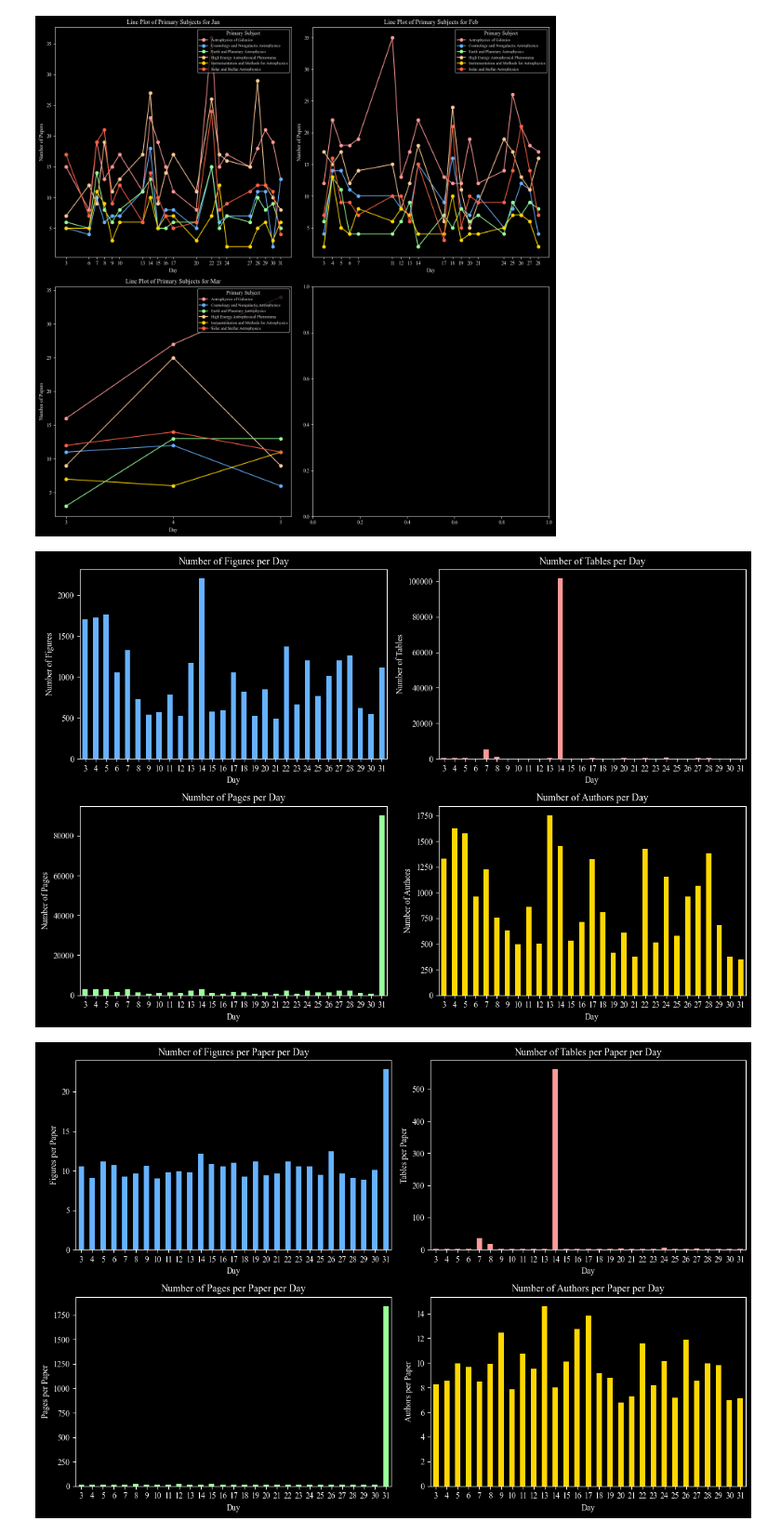
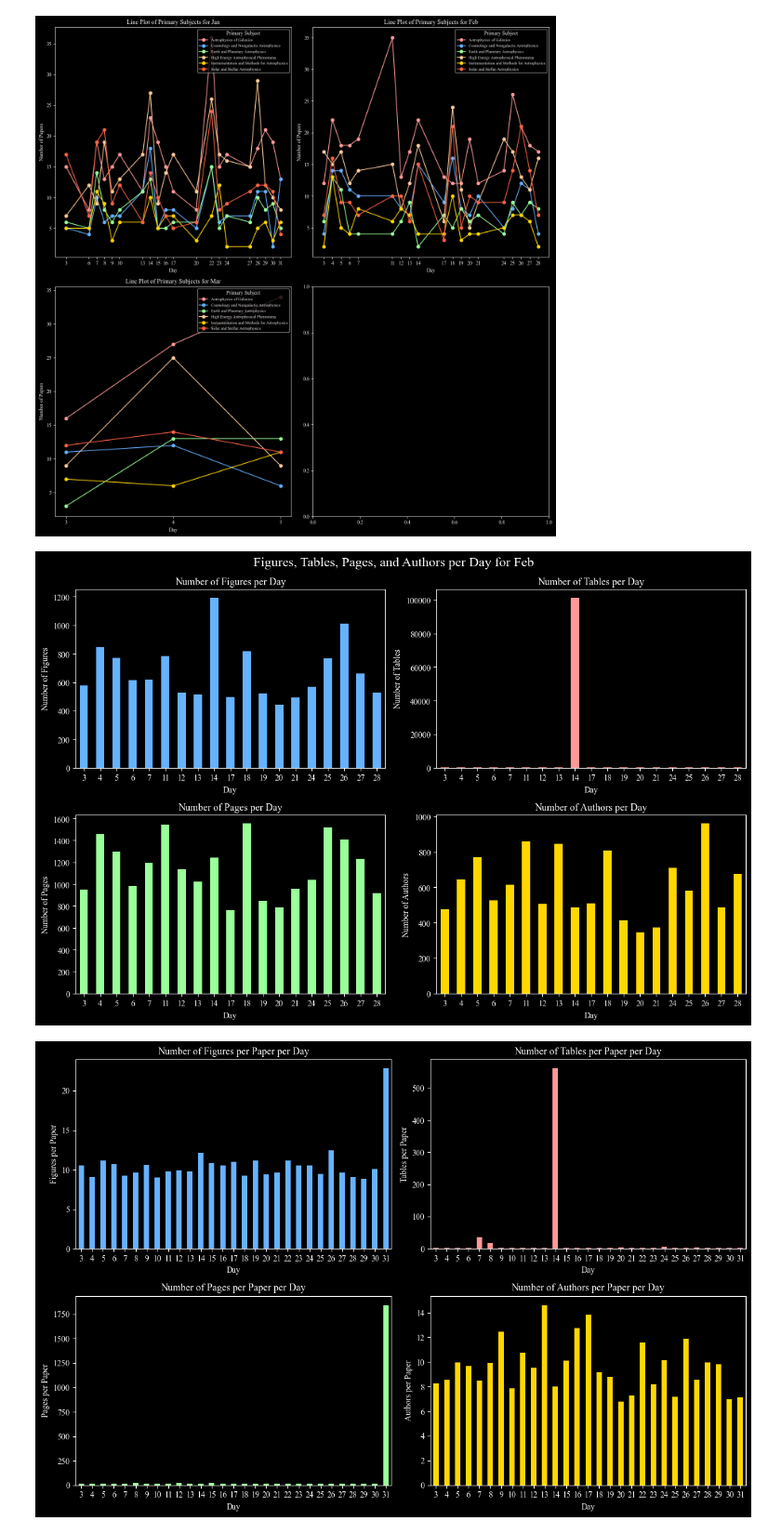
Before and after one commit to romms921/arXiver, a Jupyter notebook: stats.ipynb, the cells around one changed output. Shown at 93% size. Cells and saved outputs as stored; diff of their text form; code cells hidden in the pictures.

```diff
--- a/stats.ipynb
+++ b/stats.ipynb
@@ -109,10 +109,14 @@ plt.show()
 # %% [output]
 [figure]
 # %%
-figures_per_day = data.groupby('day')['figures'].sum()
-tables_per_day = data.groupby('day')['tables'].sum()
-pages_per_day = data.groupby('day')['pages'].sum()
-authors_per_day = data.groupby('day')['authors'].apply(lambda x: x.str.split(', ').str.len().sum())
+
+i = 1 # Month Number
+masked_data = data[data['month'] == list_unique_months[i]]
+
+figures_per_day = masked_data.groupby('day')['figures'].sum()
+tables_per_day = masked_data.groupby('day')['tables'].sum()
+pages_per_day = masked_data.groupby('day')['pages'].sum()
+authors_per_day = masked_data.groupby('day')['authors'].apply(lambda x: x.str.split(', ').str.len().sum())
 
 fig, ax = plt.subplots(2, 2, figsize=(12, 8))
 
@@ -120,34 +124,35 @@ figures_per_day.plot(kind='bar', ax=ax[0, 0], color='#66B2FF')
 ax[0, 0].set_xlabel('Day')
 ax[0, 0].set_ylabel('Number of Figures')
 ax[0, 0].set_title('Number of Figures per Day')
 ax[0, 0].set_xticks(range(len(figures_per_day)))
 ax[0, 0].set_xticklabels(figures_per_day.index, rotation=0)
 
 tables_per_day.plot(kind='bar', ax=ax[0, 1], color='#FF9999')
 ax[0, 1].set_xlabel('Day')
 ax[0, 1].set_ylabel('Number of Tables')
 ax[0, 1].set_title('Number of Tables per Day')
 ax[0, 1].set_xticks(range(len(tables_per_day)))
 ax[0, 1].set_xticklabels(tables_per_day.index, rotation=0)
 
 pages_per_day.plot(kind='bar', ax=ax[1, 0], color='#99FF99')
 ax[1, 0].set_xlabel('Day')
 ax[1, 0].set_ylabel('Number of Pages')
 ax[1, 0].set_title('Number of Pages per Day')
 ax[1, 0].set_xticks(range(len(pages_per_day)))
 ax[1, 0].set_xticklabels(pages_per_day.index, rotation=0)
 
 authors_per_day.plot(kind='bar', ax=ax[1, 1], color='#FFD700')
 ax[1, 1].set_xlabel('Day')
 ax[1, 1].set_ylabel('Number of Authors')
 ax[1, 1].set_title('Number of Authors per Day')
 ax[1, 1].set_xticks(range(len(authors_per_day)))
 ax[1, 1].set_xticklabels(authors_per_day.index, rotation=0)
 
+plt.suptitle(f'Figures, Tables, Pages, and Authors per Day for {list_unique_months[i]}', fontsize=16)
 plt.tight_layout()
 plt.show()
 # %% [output]
-[figure, old version]
+[figure, new version]
 # %%
 papers_per_day = data.groupby('day').size()
 
```
